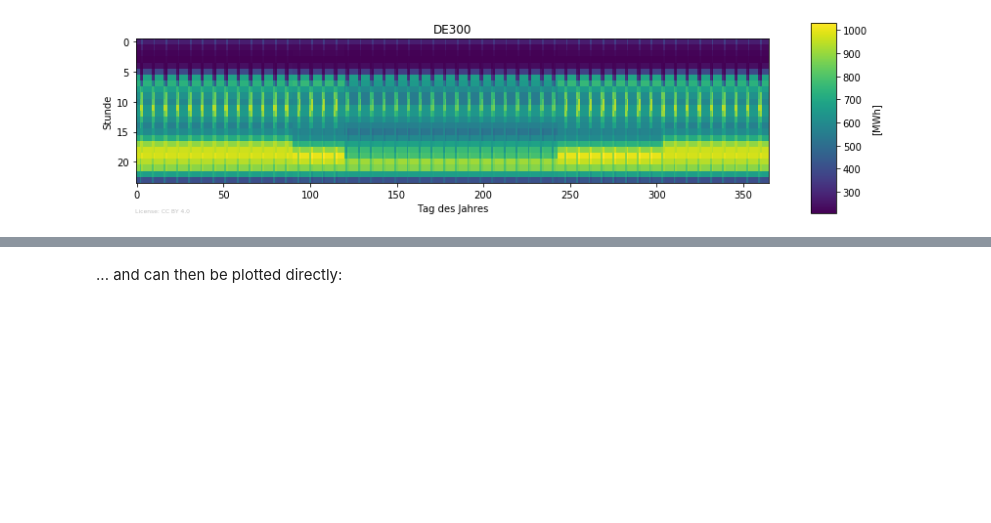
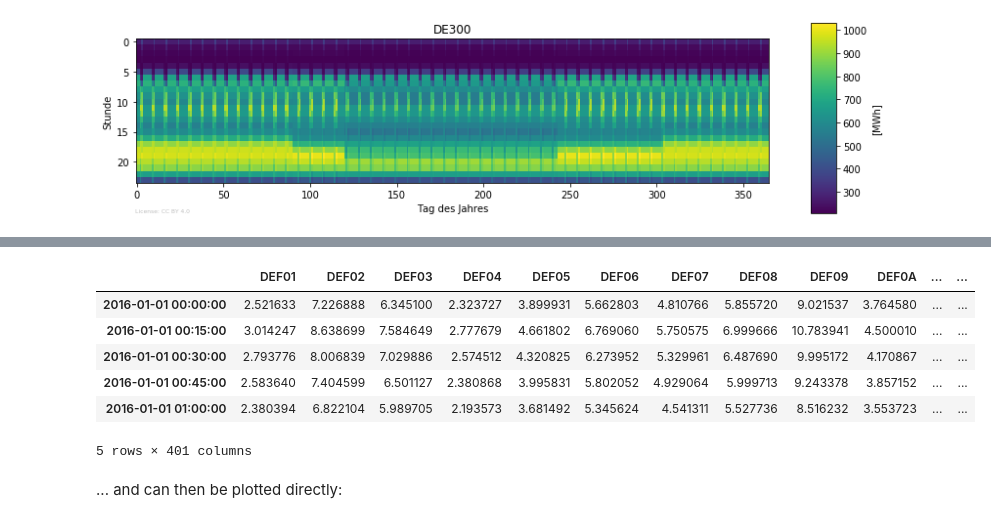
Before and after one commit to DemandRegioTeam/disaggregator, a Jupyter notebook: 04_Demo_temporal_disaggregations.ipynb, the cells around one changed output, grey strips where cells are left out. Saved outputs shown, nothing was run; the diff lists cells and outputs as text; code cells hidden in the pictures; blank space fills up the shorter version.

```diff
--- a/04_Demo_temporal_disaggregations.ipynb
+++ b/04_Demo_temporal_disaggregations.ipynb
@@ -143,3 +160,13 @@ disaggregator.data: INFO     Dropping old NUTS-v2013 regions.
+# %%
+df_elec_temp_slp.head()
+# %% [output]
+|  | DEF01 | DEF02 | DEF03 | DEF04 | DEF05 | DEF06 | DEF07 | DEF08 | DEF09 | DEF0A | ... | ... |
+| 2016-01-01 00:00:00 | 2.521633 | 7.226888 | 6.345100 | 2.323727 | 3.899931 | 5.662803 | 4.810766 | 5.855720 | 9.021537 | 3.764580 | ... | ... |
+| 2016-01-01 00:15:00 | 3.014247 | 8.638699 | 7.584649 | 2.777679 | 4.661802 | 6.769060 | 5.750575 | 6.999666 | 10.783941 | 4.500010 | ... | ... |
+| 2016-01-01 00:30:00 | 2.793776 | 8.006839 | 7.029886 | 2.574512 | 4.320825 | 6.273952 | 5.329961 | 6.487690 | 9.995172 | 4.170867 | ... | ... |
+| 2016-01-01 00:45:00 | 2.583640 | 7.404599 | 6.501127 | 2.380868 | 3.995831 | 5.802052 | 4.929064 | 5.999713 | 9.243378 | 3.857152 | ... | ... |
+| 2016-01-01 01:00:00 | 2.380394 | 6.822104 | 5.989705 | 2.193573 | 3.681492 | 5.345624 | 4.541311 | 5.527736 | 8.516232 | 3.553723 | ... | ... |
+5 rows × 401 columns
 # %% [markdown]
 ... and can then be plotted directly:
 # %%
```
Also changed, not shown: parts of 25 cells of this notebook, 4 other files.
